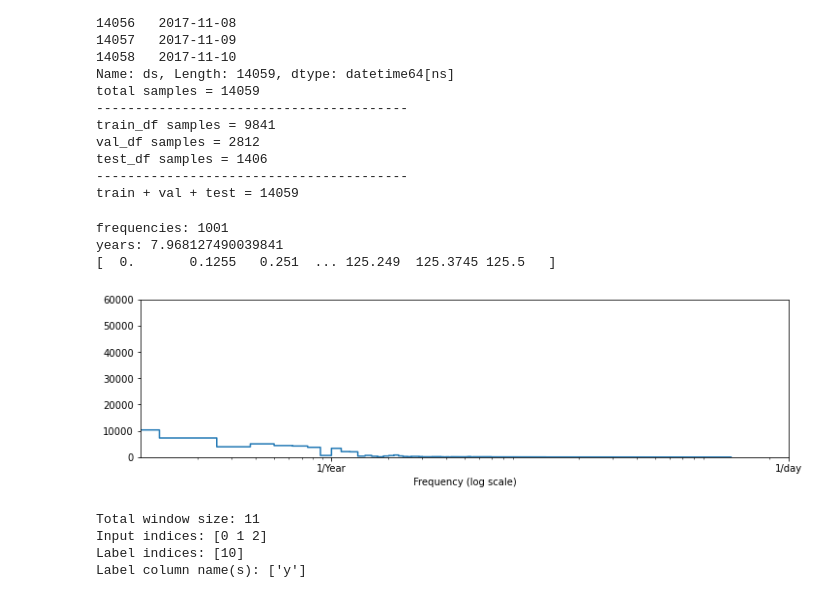
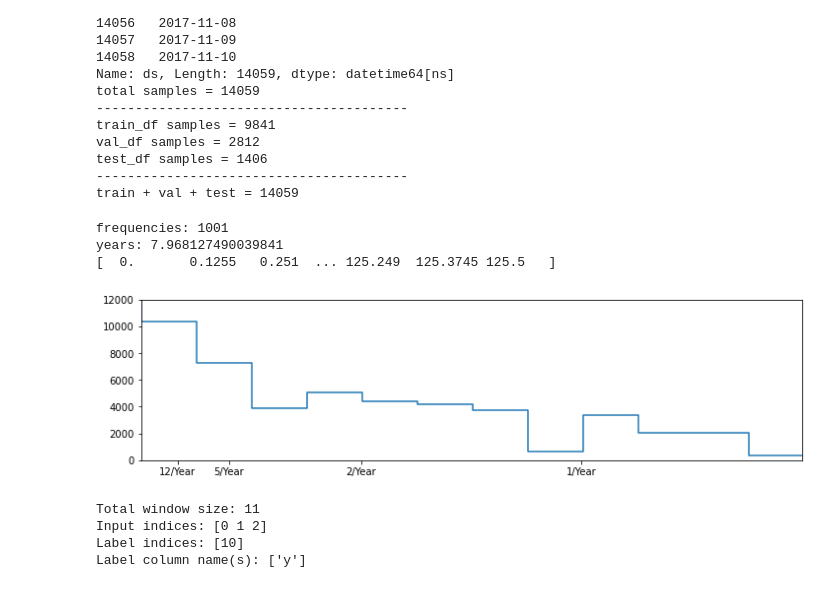
Before and after one commit to Grant-Syt/495_stock_forecast, a Jupyter notebook: stock_forecast.ipynb, the cells around one changed output. Cells and saved outputs as stored; diff of their text form; code cells hidden in the pictures.

```diff
--- a/stock_forecast.ipynb
+++ b/stock_forecast.ipynb
@@ -129,27 +129,28 @@ train + val + test = 14059
 # %%
 # frequency
 fft = tf.signal.rfft(df['y'][10000:12000])
-f_per_dataset = np.arange(0, len(fft))           #???? frequencies in dataset?
-print(f'frequencies: {len(fft)}')
 
+f_per_dataset = np.arange(0, len(fft))
 n_samples_d = len(df['y'][10000:12000])
 busi_days_per_year = 251 # less than business days but close to correct # of years
 years_per_dataset = n_samples_d/(busi_days_per_year)
-print(f'years: {years_per_dataset}')
+f_per_year = f_per_dataset/years_per_dataset
 
-f_per_year = f_per_dataset/years_per_dataset
-print(f_per_year)
+if VERBOSE:
+    print(f'frequencies: {len(fft)}') # data_length / 2 + 1
+    print(f'years: {years_per_dataset}')
+    print(f_per_year)
+
 plt.step(f_per_year, np.abs(fft))
-plt.xscale('log')                                #????
-plt.ylim(0, 60000)
-plt.xlim([0.1, max(plt.xlim())])
-plt.xticks([1, 251], labels=['1/Year', '1/day']) #????
-_ = plt.xlabel('Frequency (log scale)')
+plt.ylim(0, 12000)
+plt.xlim([0.001, 1.5])
+plt.xticks([0.083, 0.2, 0.5, 1], labels=['12/Year', '5/Year', '2/Year', '1/Year']) # f = 1/#years
+plt.show()
 # %% [output]
 frequencies: 1001
 years: 7.968127490039841
 [  0.       0.1255   0.251  ... 125.249  125.3745 125.5   ]
-[figure, old version]
+[figure, new version]
 # %%
 conv_window = WindowGenerator( train_df=train_df, test_df=test_df, val_df=val_df,
                                input_width=INPUT_WIDTH, label_width=LABEL_WIDTH, shift=SHIFT, label_columns=['y'])
```
Also changed, not shown: 1 other file.
